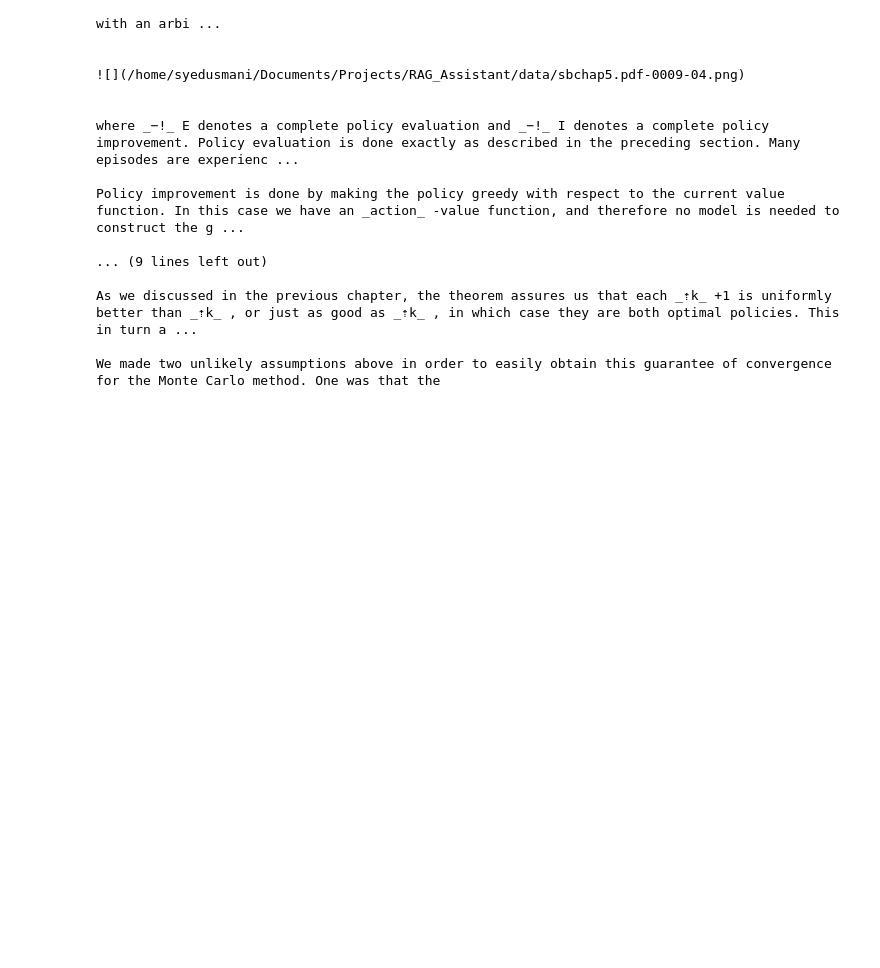
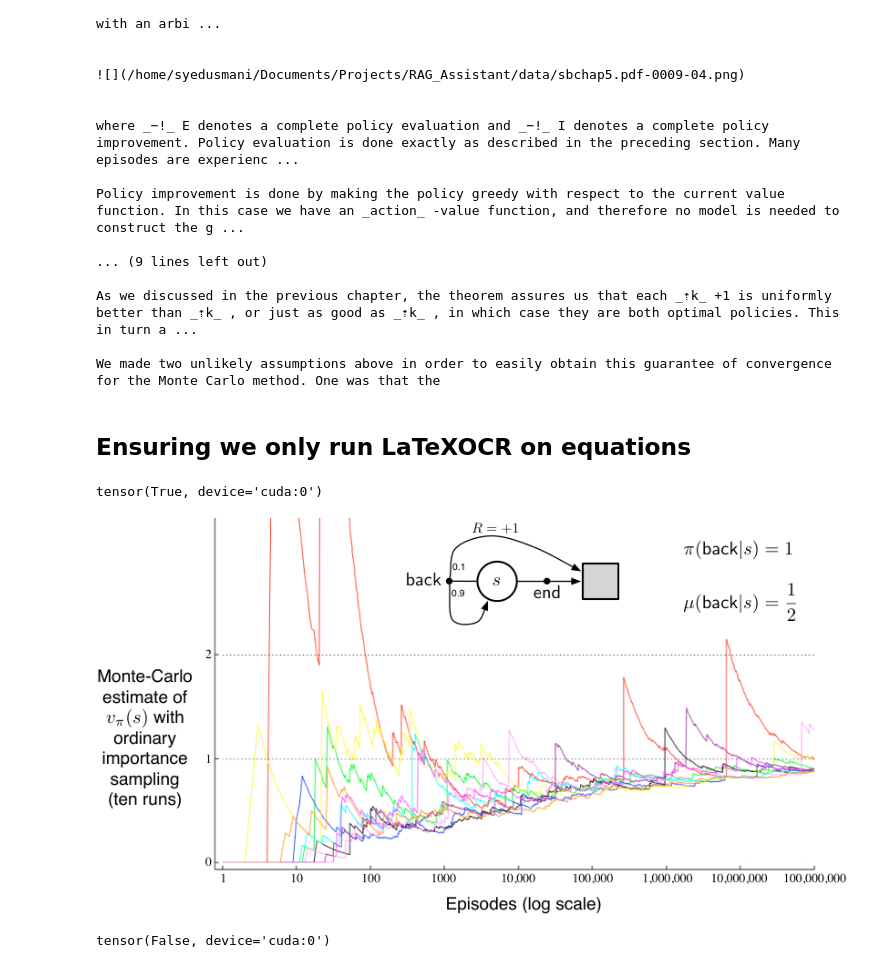
Before and after one commit to Punch-Drunk/Local-Academic-RAG-Assistant, a Jupyter notebook: src/document_loader.ipynb, the cells around one changed output. Saved outputs shown, nothing was run; the diff lists cells and outputs as text; code cells hidden in the pictures; blank space fills up the shorter version.

Commit message:
Implemented CLIP-based classification for extracted images

```diff
--- a/src/document_loader.ipynb
+++ b/src/document_loader.ipynb
@@ -139,3 +138,5 @@ Policy improvement is done by making the policy greedy with respect to the curre
 As we discussed in the previous chapter, the theorem assures us that each _⇡k_ +1 is uniformly better than _⇡k_ , or just as good as _⇡k_ , in which case they are both optimal policies. This in turn a ...
 
 We made two unlikely assumptions above in order to easily obtain this guarantee of convergence for the Monte Carlo method. One was that the
+# %% [markdown]
+## Ensuring we only run LaTeXOCR on equations
@@ -141,0 +146,17 @@ We made two unlikely assumptions above in order to easily obtain this guarantee
+# %%
+device = "cuda" if torch.cuda.is_available() else "cpu"
+model, preprocess = clip.load("ViT-B/32", device=device)
+labels = ["a mathematical equation", "a diagram", "a table", "a chart", "a plot", "a graph", "a figure"]
+
+image_input = preprocess(img).unsqueeze(0).to(device)
+text_inputs = clip.tokenize(labels).to(device)
+
+with torch.no_grad():
+    image_features = model.encode_image(image_input)
+    text_features = model.encode_text(text_inputs)
+    similarity = (image_features @ text_features.T).softmax(dim=-1)
+
+is_math = similarity[0][0] > 0.5
+print(is_math)
+# %% [output]
+tensor(True, device='cuda:0')
@@ -141,0 +175,19 @@ We made two unlikely assumptions above in order to easily obtain this guarantee
+# %%
+image_path = Path("/home/syedusmani/Documents/Projects/RAG_Assistant/data/sbchap5.pdf-0019-01.png")
+img = Image.open(image_path)
+display(img)
+# %% [output]
+[figure, added]
+# %%
+image_input = preprocess(img).unsqueeze(0).to(device)
+text_inputs = clip.tokenize(labels).to(device)
+
+with torch.no_grad():
+    image_features = model.encode_image(image_input)
+    text_features = model.encode_text(text_inputs)
+    similarity = (image_features @ text_features.T).softmax(dim=-1)
+
+is_math = similarity[0][0] > 0.5
+print(is_math)
+# %% [output]
+tensor(False, device='cuda:0')
```
Also changed, not shown: parts of 6 cells of this notebook, 1 other file.
